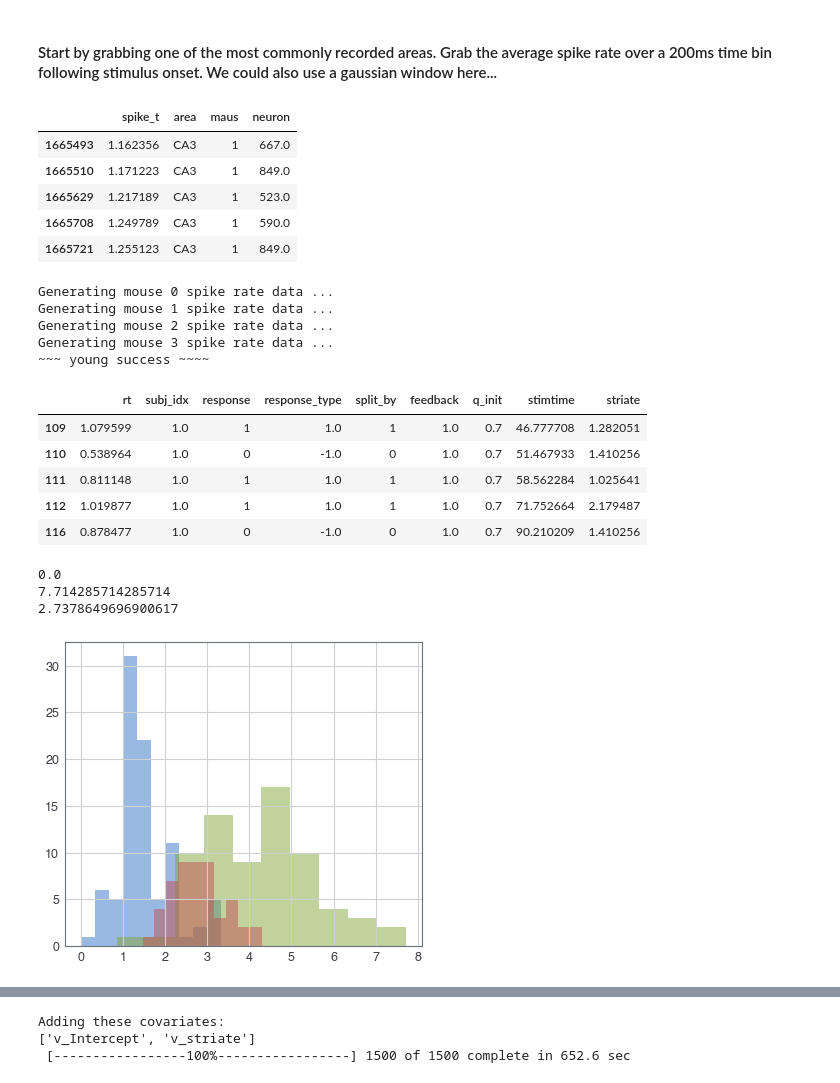
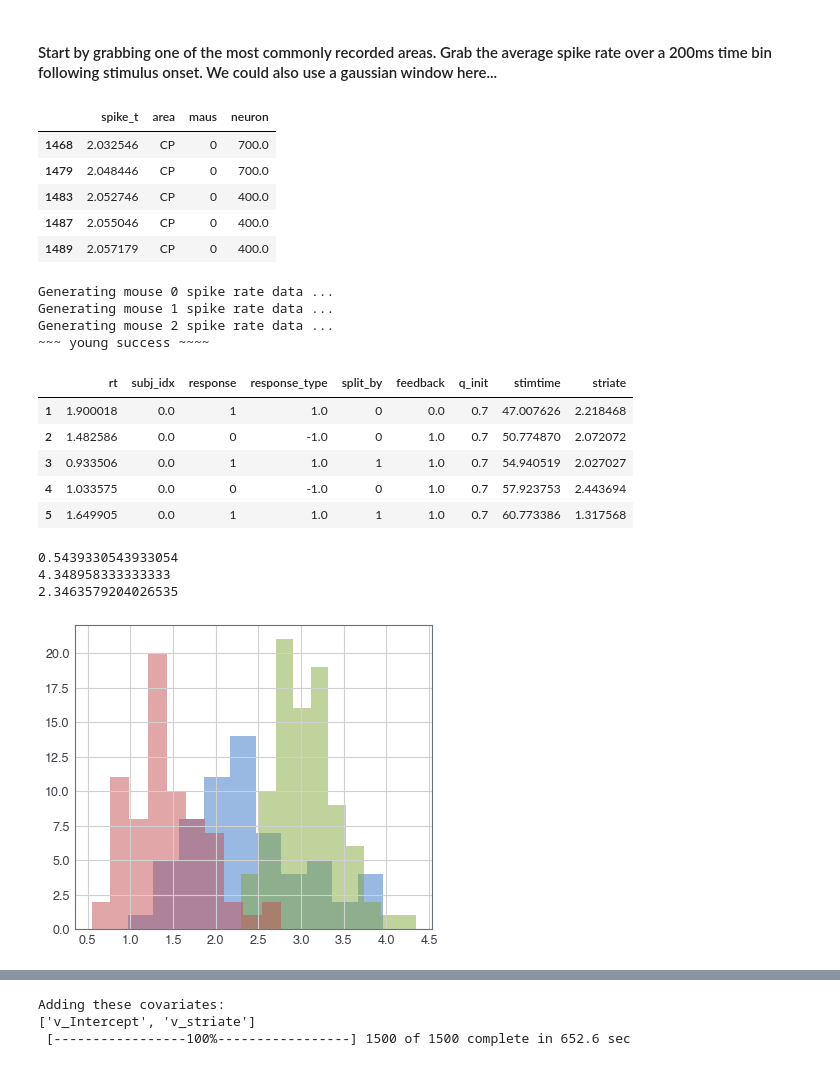
Before and after one commit to awakhloo/Neuromatch, a Jupyter notebook: hddm linear model - basal ganglia.ipynb, the cells around one changed output, grey strips where cells are left out. Drawn from its saved outputs; the diff is of its cells as text; code cells hidden in the pictures.

```diff
--- a/hddm linear model - basal ganglia.ipynb
+++ b/hddm linear model - basal ganglia.ipynb
@@ -46,50 +54,49 @@ areas_per_mouse
 # %% [markdown]
 #### Start by grabbing one of the most commonly recorded areas. Grab the average spike rate over a 200ms time bin following stimulus onset. We could also use a gaussian window here...
 # %%
-subset = neur[neur.area == 'CA3'].copy() #grab mice with CA3 recordings
+subset = neur[neur.area == 'CP'].copy() #grab mice with CA3 recordings
 subset.head()
 # %% [output]
 |  | spike_t | area | maus | neuron |
-| 1665493 | 1.162356 | CA3 | 1 | 667.0 |
-| 1665510 | 1.171223 | CA3 | 1 | 849.0 |
-| 1665629 | 1.217189 | CA3 | 1 | 523.0 |
-| 1665708 | 1.249789 | CA3 | 1 | 590.0 |
-| 1665721 | 1.255123 | CA3 | 1 | 849.0 |
+| 1468 | 2.032546 | CP | 0 | 700.0 |
+| 1479 | 2.048446 | CP | 0 | 700.0 |
+| 1483 | 2.052746 | CP | 0 | 400.0 |
+| 1487 | 2.055046 | CP | 0 | 400.0 |
+| 1489 | 2.057179 | CP | 0 | 400.0 |
 # %%
-dat = pipeline.extract_trial_stim_avg(subset, stim, ['CA3']) # pull spike rates
+dat = pipeline.extract_trial_stim_avg(subset, stim, ['CP']) # pull spike rates
 # %% [output]
 Generating mouse 0 spike rate data ...
 Generating mouse 1 spike rate data ...
 Generating mouse 2 spike rate data ...
-Generating mouse 3 spike rate data ...
 ~~~ young success ~~~~
 # %%
-mice = stim[stim.subj_idx.isin(subset.maus.unique())].copy() #grab the three mice with CA3 rec from stim
-mice['striate'] = dat.CA3.values #add mean ca3 activation for 200 ms bin following stim onset
+mice = stim[stim.subj_idx.isin(subset.maus.unique())].copy() #grab the three mice with CP rec from stim
+mice['striate'] = dat.CP.values #add mean CP activation for 200 ms bin following stim onset
 mice.head()
 # %% [output]
 |  | rt | subj_idx | response | response_type | split_by | feedback | q_init | stimtime | striate |
-| 109 | 1.079599 | 1.0 | 1 | 1.0 | 1 | 1.0 | 0.7 | 46.777708 | 1.282051 |
-| 110 | 0.538964 | 1.0 | 0 | -1.0 | 0 | 1.0 | 0.7 | 51.467933 | 1.410256 |
-| 111 | 0.811148 | 1.0 | 1 | 1.0 | 1 | 1.0 | 0.7 | 58.562284 | 1.025641 |
-| 112 | 1.019877 | 1.0 | 1 | 1.0 | 1 | 1.0 | 0.7 | 71.752664 | 2.179487 |
-| 116 | 0.878477 | 1.0 | 0 | -1.0 | 0 | 1.0 | 0.7 | 90.210209 | 1.410256 |
+| 1 | 1.900018 | 0.0 | 1 | 1.0 | 0 | 0.0 | 0.7 | 47.007626 | 2.218468 |
+| 2 | 1.482586 | 0.0 | 0 | -1.0 | 0 | 1.0 | 0.7 | 50.774870 | 2.072072 |
+| 3 | 0.933506 | 0.0 | 1 | 1.0 | 1 | 1.0 | 0.7 | 54.940519 | 2.027027 |
+| 4 | 1.033575 | 0.0 | 0 | -1.0 | 0 | 1.0 | 0.7 | 57.923753 | 2.443694 |
+| 5 | 1.649905 | 0.0 | 1 | 1.0 | 1 | 1.0 | 0.7 | 60.773386 | 1.317568 |
 # %%
 print(mice.striate.min())
 print(mice.striate.max())
 print(mice.striate.mean())
 # %% [output]
-0.0
-7.714285714285714
-2.7378649696900617
+0.5439330543933054
+4.348958333333333
+2.3463579204026535
 # %%
 pipeline.extract_trial_stim_avg?
 # %%
 for i, dat in mice.groupby('subj_idx').striate : #plot spike rates for each mouse over all trls
-    len(dat)
-    dat.plot(space, alpha = 0.5)
+    space = np.arange(len(dat))
+    dat.hist( alpha = 0.5)
 # %% [output]
-[figure, old version]
+[figure, new version]
 # %%
 for i, dat in mice.groupby('subj_idx').rt :
     dat.hist(bins = 15, alpha = 0.5)
```
Also changed, not shown: parts of 4 cells of this notebook.
